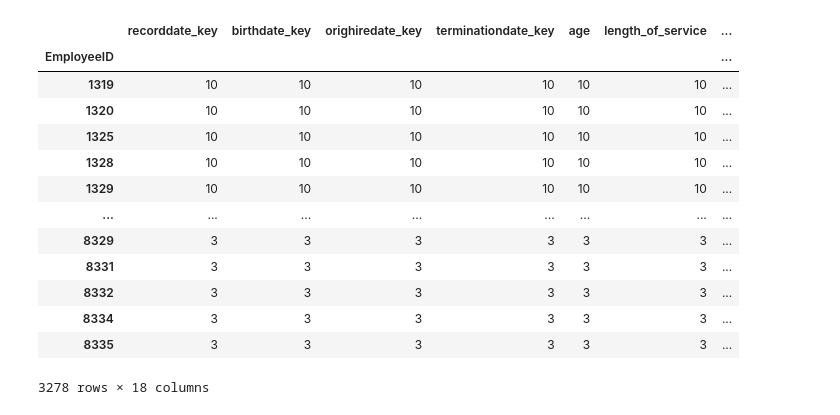
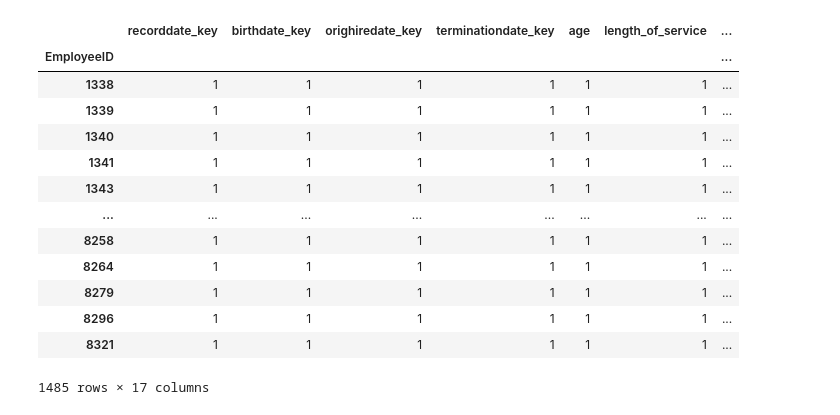
Before and after one commit to DeborahAkp/Portfolio, a Jupyter notebook: SQL/Project 4/Untitled.ipynb, the cells around one changed output. Drawn from its saved outputs; the diff is of its cells as text; code cells hidden in the pictures.

```diff
--- a/SQL/Project 4/Untitled.ipynb
+++ b/SQL/Project 4/Untitled.ipynb
@@ -4,7 +4,7 @@ import matplotlib.pyplot as plt
 import seaborn as sns
 %matplotlib inline
 # %%
-df = pd.read_csv('MFG10YearTerminationData.csv')
+df = pd.read_csv('ash-emp-file.csv')
 # %%
 df.info()
 # %% [output]
@@ -125,19 +125,19 @@ Trainer                         26
 VP                              30
 Name: job_mod, dtype: int64
 # %%
-df[df['gender_full']== 'Female'].groupby('EmployeeID').count()
+df[df['STATUS']== 'TERMINATED'].groupby('EmployeeID').count()
 # %% [output]
 |  | recorddate_key | birthdate_key | orighiredate_key | terminationdate_key | age | length_of_service | ... |
 | EmployeeID |  |  |  |  |  |  | ... |
-| 1319 | 10 | 10 | 10 | 10 | 10 | 10 | ... |
-| 1320 | 10 | 10 | 10 | 10 | 10 | 10 | ... |
-| 1325 | 10 | 10 | 10 | 10 | 10 | 10 | ... |
-| 1328 | 10 | 10 | 10 | 10 | 10 | 10 | ... |
-| 1329 | 10 | 10 | 10 | 10 | 10 | 10 | ... |
+| 1338 | 1 | 1 | 1 | 1 | 1 | 1 | ... |
+| 1339 | 1 | 1 | 1 | 1 | 1 | 1 | ... |
+| 1340 | 1 | 1 | 1 | 1 | 1 | 1 | ... |
+| 1341 | 1 | 1 | 1 | 1 | 1 | 1 | ... |
+| 1343 | 1 | 1 | 1 | 1 | 1 | 1 | ... |
 | ... | ... | ... | ... | ... | ... | ... | ... |
-| 8329 | 3 | 3 | 3 | 3 | 3 | 3 | ... |
-| 8331 | 3 | 3 | 3 | 3 | 3 | 3 | ... |
-| 8332 | 3 | 3 | 3 | 3 | 3 | 3 | ... |
-| 8334 | 3 | 3 | 3 | 3 | 3 | 3 | ... |
-| 8335 | 3 | 3 | 3 | 3 | 3 | 3 | ... |
+| 8258 | 1 | 1 | 1 | 1 | 1 | 1 | ... |
+| 8264 | 1 | 1 | 1 | 1 | 1 | 1 | ... |
+| 8279 | 1 | 1 | 1 | 1 | 1 | 1 | ... |
+| 8296 | 1 | 1 | 1 | 1 | 1 | 1 | ... |
+| 8321 | 1 | 1 | 1 | 1 | 1 | 1 | ... |
-3278 rows × 18 columns
+1485 rows × 17 columns
```
Also changed, not shown: parts of 3 cells of this notebook, 2 other files.
